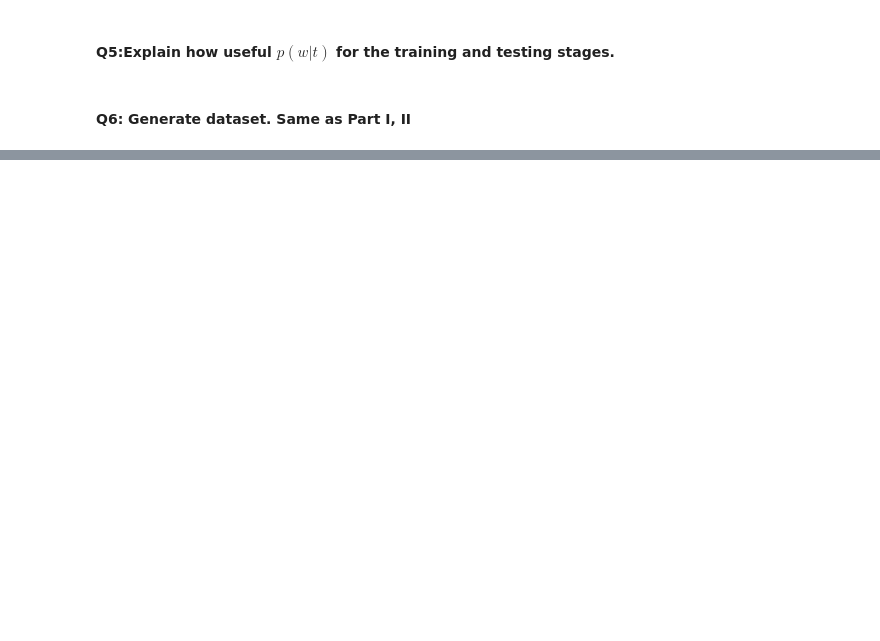
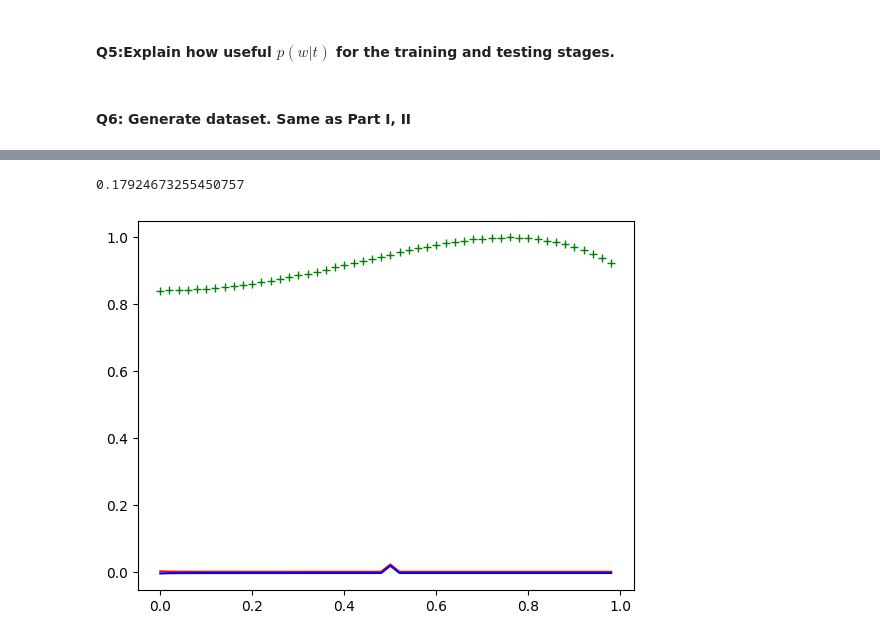
Before and after one commit to Observe-l/Msc_course, a Jupyter notebook: EE5907/CA/EE5907_CA1.ipynb, the cells around one changed output, grey strips where cells are left out. Saved outputs shown, nothing was run; the diff lists cells and outputs as text; code cells hidden in the pictures; blank space fills up the shorter version.

```diff
--- a/EE5907/CA/EE5907_CA1.ipynb
+++ b/EE5907/CA/EE5907_CA1.ipynb
@@ -727,0 +753,10 @@ Refer to PRML 3.3.2
+# %%
+tmp_y_upper = tmp_y + tmp_sigma
+tmp_y_low = tmp_y - tmp_sigma
+plt.plot(x,tmp_y_upper,'r-')
+plt.plot(x,tmp_y_low,'b-')
+plt.plot(x,y,'g+')
+# alpha_p3
+# %% [output]
+0.17924673255450757
+[figure, added]
```
Also changed, not shown: parts of 24 cells of this notebook, 1 other file.
